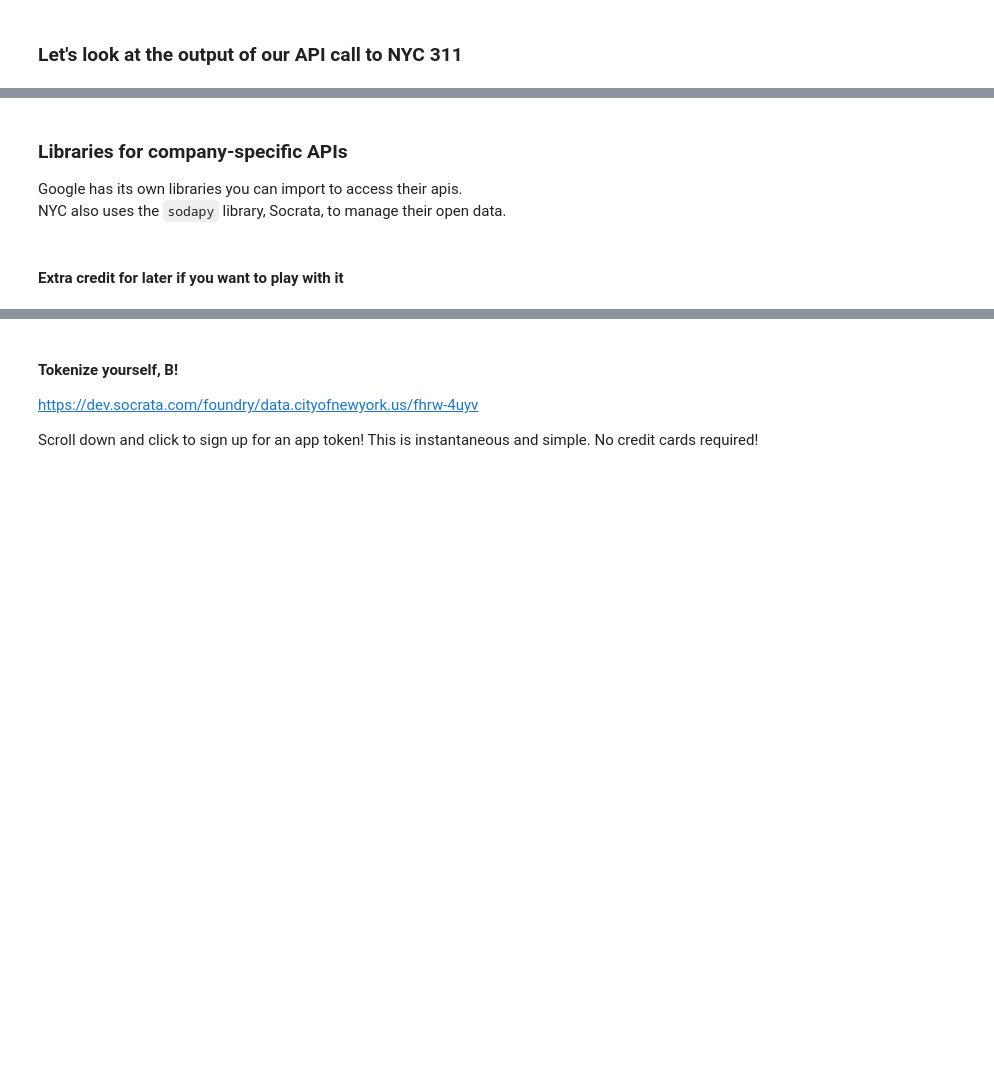
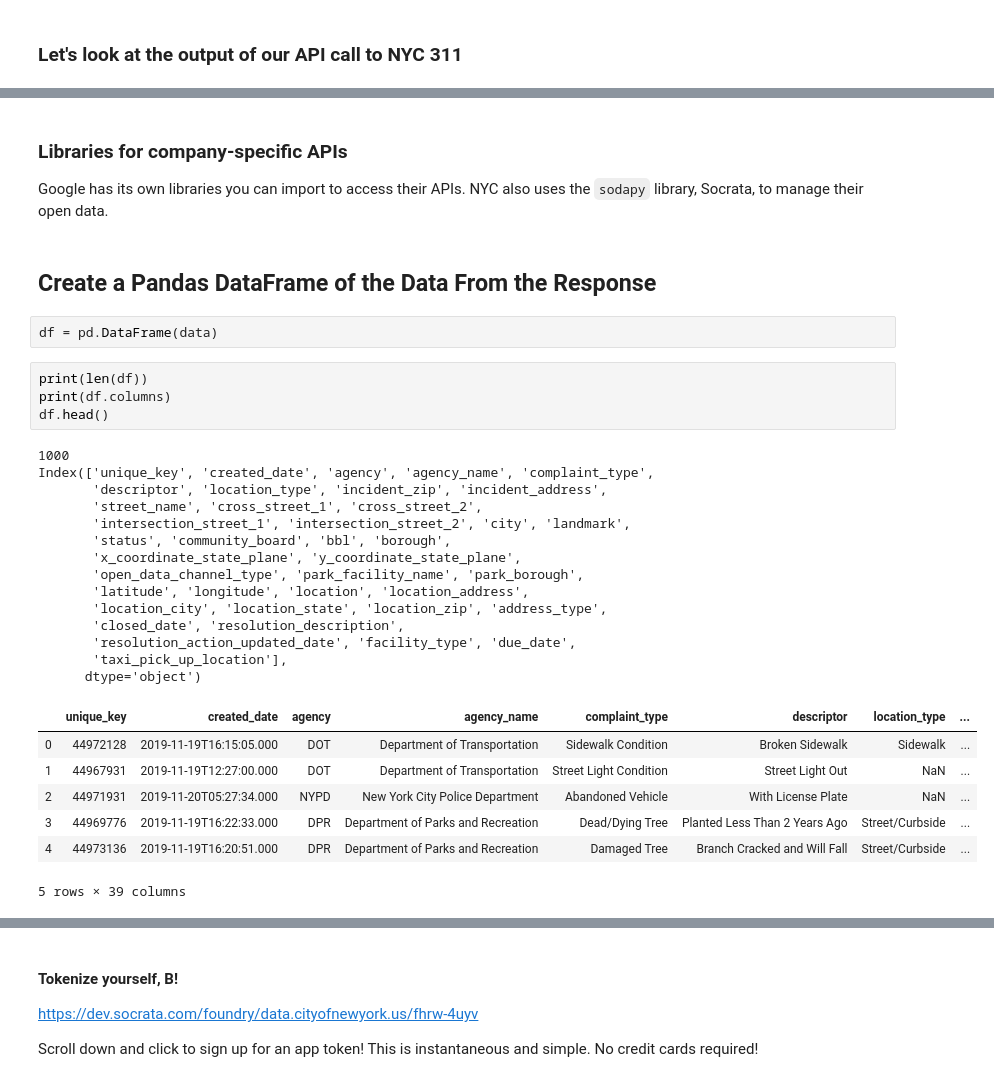
Before and after one commit to akhoso/Breakout-Session_API-Practice_HTX-DS-021720, a Jupyter notebook: api_notebook.ipynb, the cells around one changed output, grey strips where cells are left out. Cells and saved outputs as stored; diff of their text form; blank space fills up the shorter version.

```diff
--- a/api_notebook.ipynb
+++ b/api_notebook.ipynb
@@ -188,7 +222,34 @@ data[210]
 # %% [markdown]
 ### Libraries for company-specific APIs
 
-Google has its own libraries you can import to access their apis. <br>
-NYC also uses the `sodapy` library, Socrata, to manage their open data.
+Google has its own libraries you can import to access their APIs. NYC also uses the `sodapy` library, Socrata, to manage their open data.
-# %% [markdown]
-#### Extra credit for later if you want to play with it
+# %% [markdown]
+## Create a Pandas DataFrame of the Data From the Response
+# %%
+df = pd.DataFrame(data)
+# %%
+print(len(df))
+print(df.columns)
+df.head()
+# %% [output]
+1000
+Index(['unique_key', 'created_date', 'agency', 'agency_name', 'complaint_type',
+       'descriptor', 'location_type', 'incident_zip', 'incident_address',
+       'street_name', 'cross_street_1', 'cross_street_2',
+       'intersection_street_1', 'intersection_street_2', 'city', 'landmark',
+       'status', 'community_board', 'bbl', 'borough',
+       'x_coordinate_state_plane', 'y_coordinate_state_plane',
+       'open_data_channel_type', 'park_facility_name', 'park_borough',
+       'latitude', 'longitude', 'location', 'location_address',
+       'location_city', 'location_state', 'location_zip', 'address_type',
+       'closed_date', 'resolution_description',
+       'resolution_action_updated_date', 'facility_type', 'due_date',
+       'taxi_pick_up_location'],
+      dtype='object')
+|  | unique_key | created_date | agency | agency_name | complaint_type | descriptor | location_type | ... |
+| 0 | 44972128 | 2019-11-19T16:15:05.000 | DOT | Department of Transportation | Sidewalk Condition | Broken Sidewalk | Sidewalk | ... |
+| 1 | 44967931 | 2019-11-19T12:27:00.000 | DOT | Department of Transportation | Street Light Condition | Street Light Out | NaN | ... |
+| 2 | 44971931 | 2019-11-20T05:27:34.000 | NYPD | New York City Police Department | Abandoned Vehicle | With License Plate | NaN | ... |
+| 3 | 44969776 | 2019-11-19T16:22:33.000 | DPR | Department of Parks and Recreation | Dead/Dying Tree | Planted Less Than 2 Years Ago | Street/Curbside | ... |
+| 4 | 44973136 | 2019-11-19T16:20:51.000 | DPR | Department of Parks and Recreation | Damaged Tree | Branch Cracked and Will Fall | Street/Curbside | ... |
+5 rows × 39 columns
```
Also changed, not shown: parts of 47 cells of this notebook, 3 other files.
